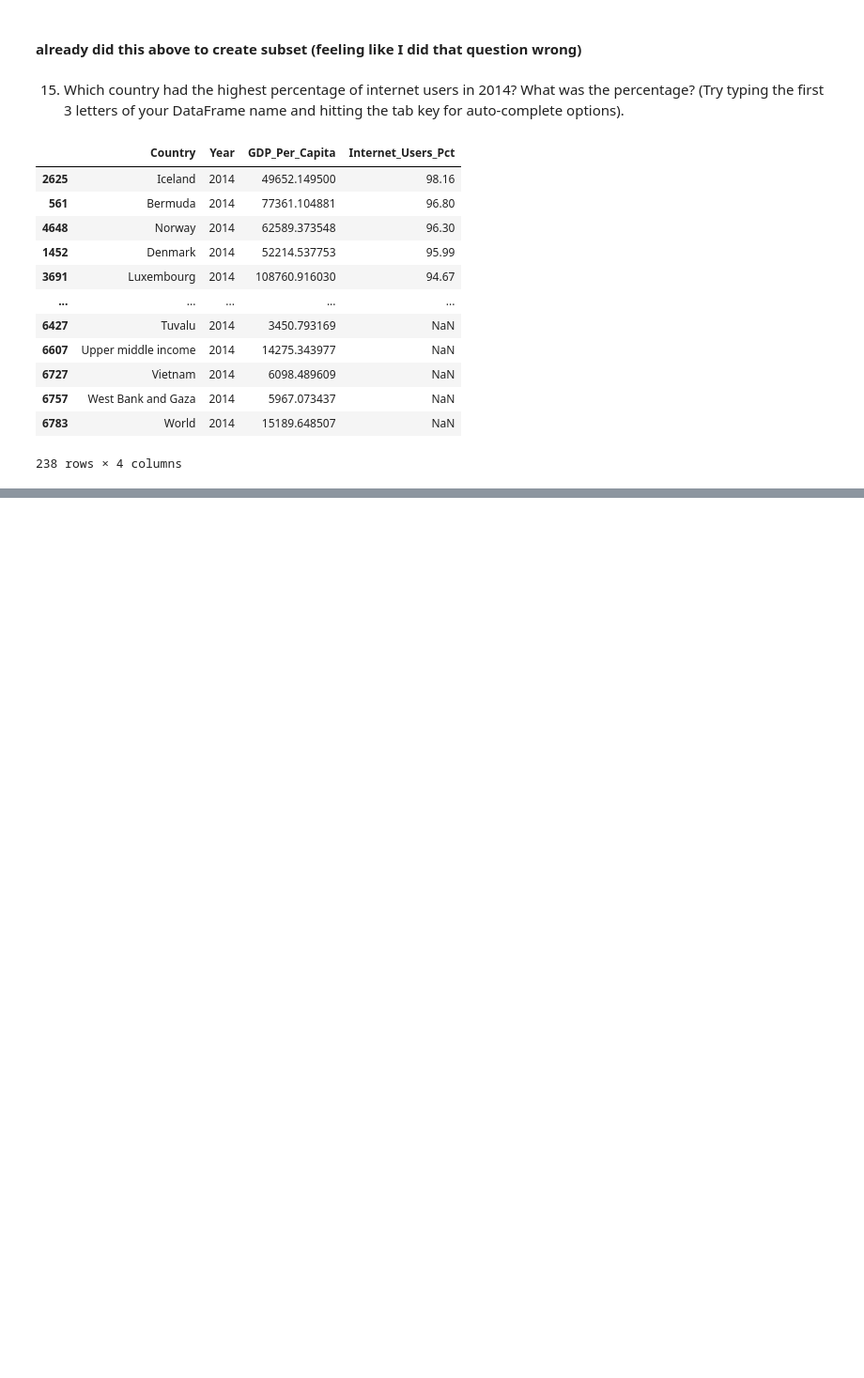
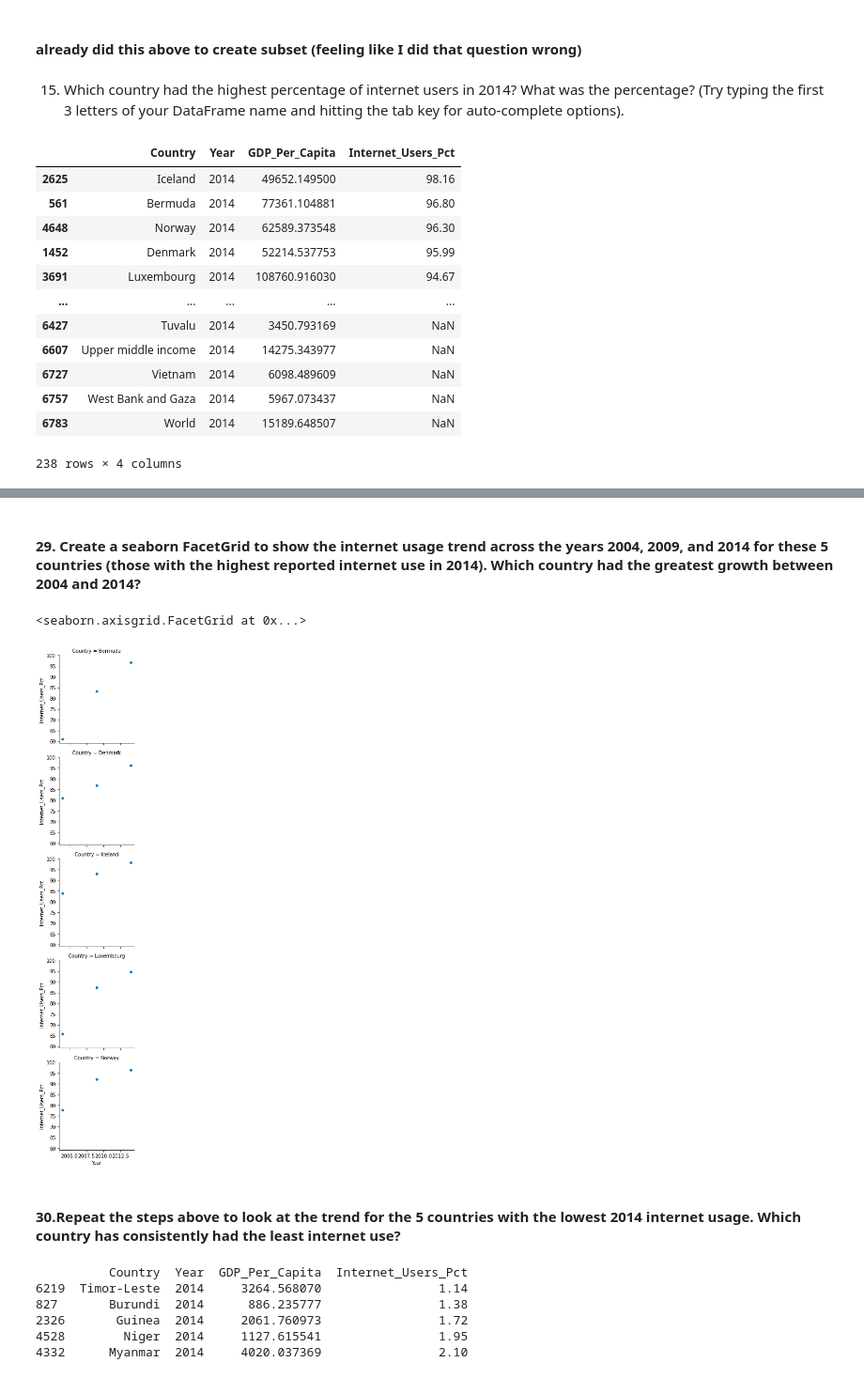
Before and after one commit to NSS-Data-Analytics-Cohort-6/gdp-and-internet-usage-robschulteis, a Jupyter notebook: notebook/GDP .ipynb, the cells around one changed output, grey strips where cells are left out. Shown at 94% size. Cells and saved outputs as stored; diff of their text form; code cells hidden in the pictures; blank space fills up the shorter version.

```diff
--- a/notebook/GDP .ipynb
+++ b/notebook/GDP .ipynb
@@ -470,0 +411,24 @@ s1.map(sns.scatterplot, "Year", "Internet_Users_Pct")
+# %% [markdown]
+#### 29. Create a seaborn FacetGrid to show the internet usage trend across the years 2004, 2009, and 2014 for these 5 countries (those with the highest reported internet use in 2014). Which country had the greatest growth between 2004 and 2014?
+# %%
+s = sns.FacetGrid(top_5_internet, row="Country")
+s.map(sns.scatterplot, "Year", "Internet_Users_Pct")
+
+#Bermuda
+# %% [output]
+<seaborn.axisgrid.FacetGrid at 0x...>
+[figure, added]
+# %% [markdown]
+#### 30.Repeat the steps above to look at the trend for the 5 countries with the lowest 2014 internet usage. Which country has consistently had the least internet use?
+# %%
+# Timor-Leste maybe Burundi though
+
+bottom_5_2014 = df_2014.nsmallest(5, "Internet_Users_Pct")
+print(bottom_5_2014)
+# %% [output]
+          Country  Year  GDP_Per_Capita  Internet_Users_Pct
+6219  Timor-Leste  2014     3264.568070                1.14
+827       Burundi  2014      886.235777                1.38
+2326       Guinea  2014     2061.760973                1.72
+4528        Niger  2014     1127.615541                1.95
+4332      Myanmar  2014     4020.037369                2.10
```
Also changed, not shown: parts of 68 cells of this notebook.
